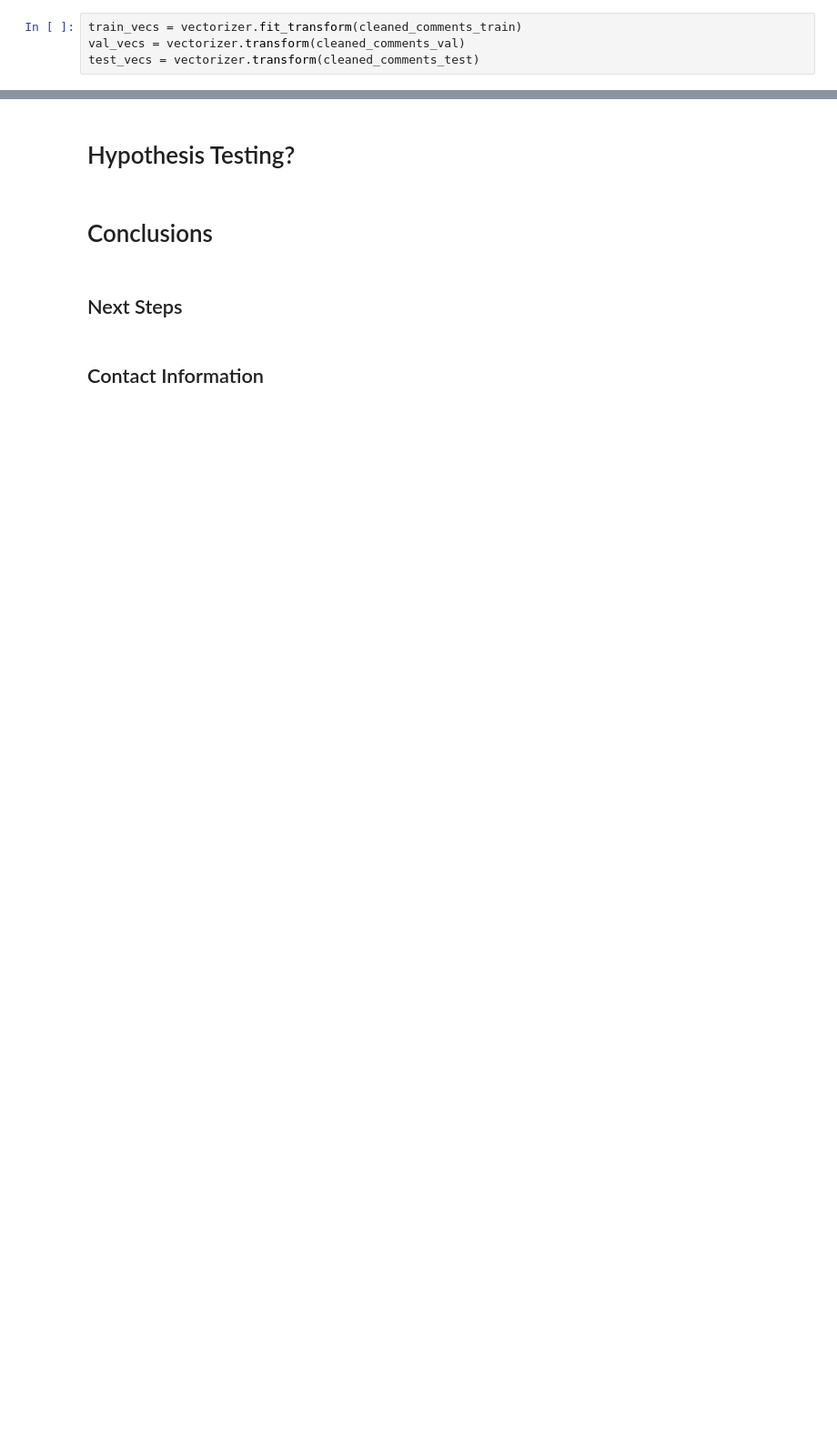
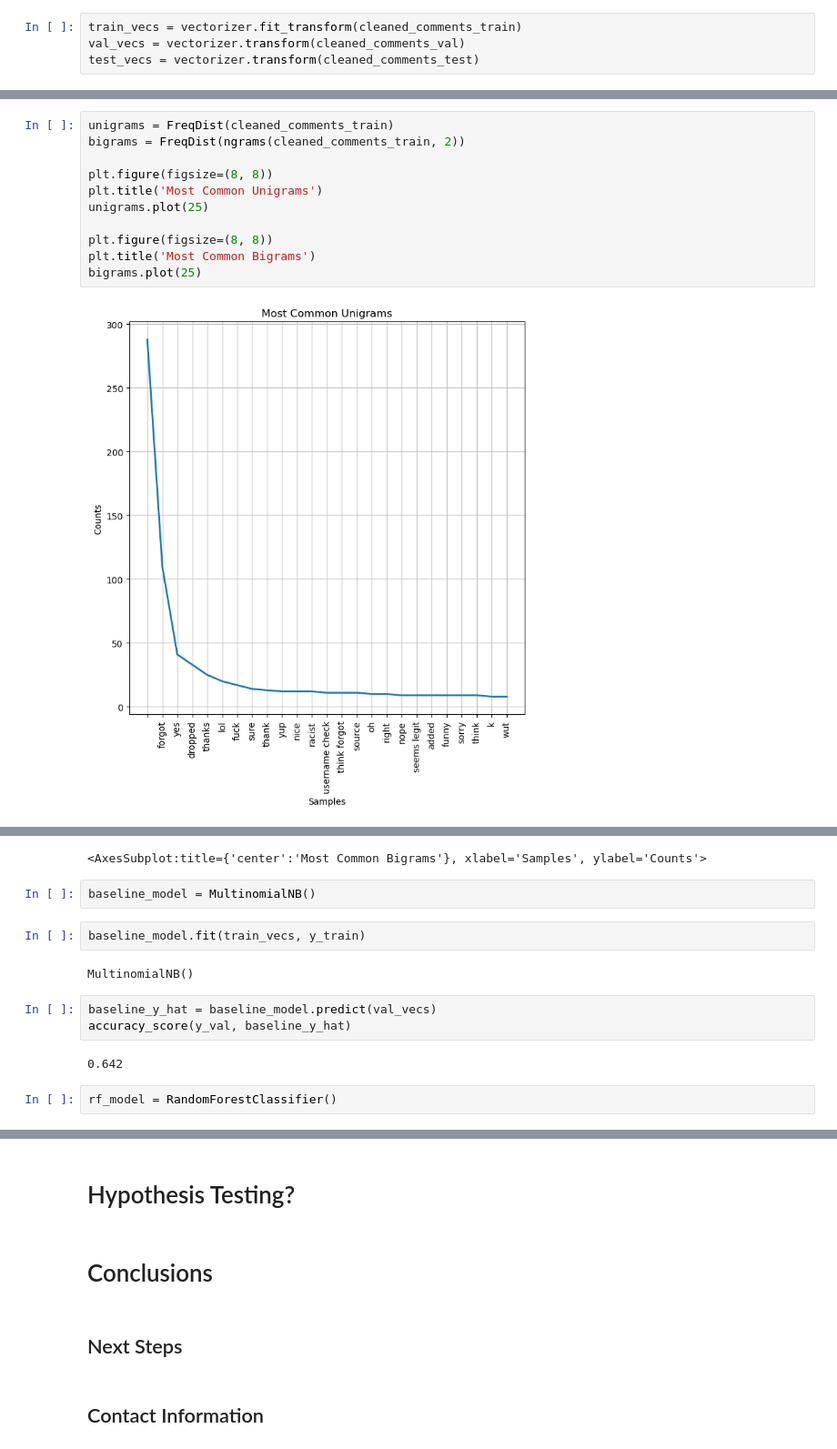
Before and after one commit to apell74/sarcasm-detection-nlp, a Jupyter notebook: Overview and EDA.ipynb, the cells around one changed output, grey strips where cells are left out. Shown at 91% size. Saved outputs shown, nothing was run; the diff lists cells and outputs as text; blank space fills up the shorter version.

Commit message:
initial modeling

```diff
--- a/Overview and EDA.ipynb
+++ b/Overview and EDA.ipynb
@@ -329,0 +339,13 @@ tfidf_avg_df
+# %%
+unigrams = FreqDist(cleaned_comments_train)
+bigrams = FreqDist(ngrams(cleaned_comments_train, 2))
+
+plt.figure(figsize=(8, 8))
+plt.title('Most Common Unigrams')
+unigrams.plot(25)
+
+plt.figure(figsize=(8, 8))
+plt.title('Most Common Bigrams')
+bigrams.plot(25)
+# %% [output]
+[figure, added]
@@ -329,0 +353,14 @@ tfidf_avg_df
+<AxesSubplot:title={'center':'Most Common Bigrams'}, xlabel='Samples', ylabel='Counts'>
+# %%
+baseline_model = MultinomialNB()
+# %%
+baseline_model.fit(train_vecs, y_train)
+# %% [output]
+MultinomialNB()
+# %%
+baseline_y_hat = baseline_model.predict(val_vecs)
+accuracy_score(y_val, baseline_y_hat)
+# %% [output]
+0.642
+# %%
+rf_model = RandomForestClassifier()
```
Also changed, not shown: parts of 28 cells of this notebook.
